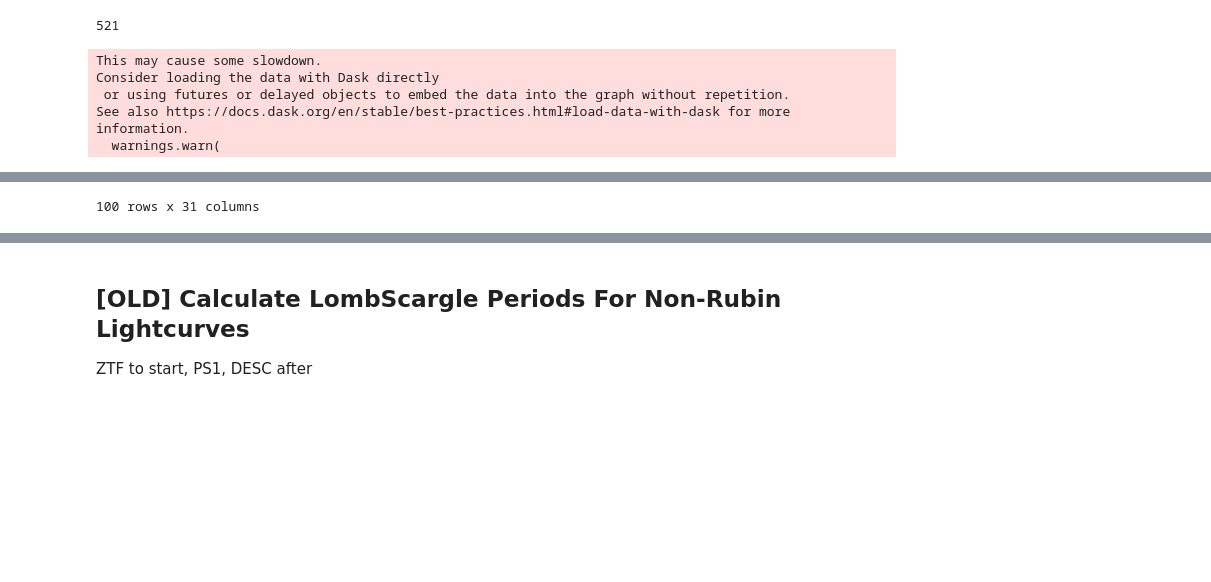
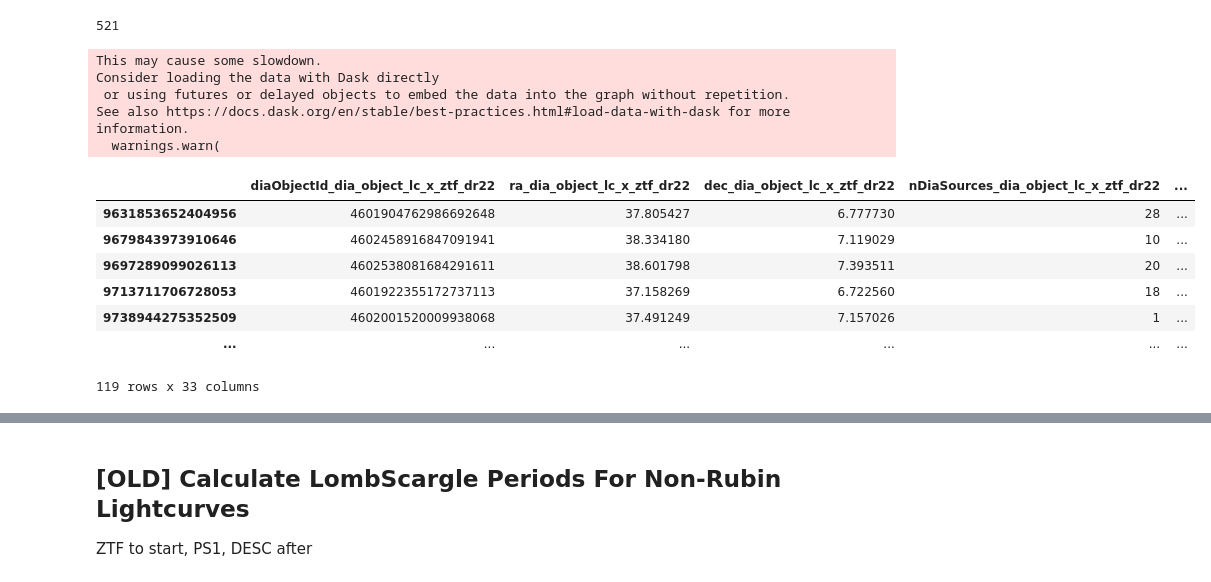
Before and after one commit to lsst-sitcom/linccf, a Jupyter notebook: internal/march_sprint/5.other_periodic_to_rubin/period_comparison.ipynb, the cells around one changed output, grey strips where cells are left out. Saved outputs shown, nothing was run; the diff lists cells and outputs as text; code cells hidden in the pictures; blank space fills up the shorter version.

```diff
--- a/internal/march_sprint/5.other_periodic_to_rubin/period_comparison.ipynb
+++ b/internal/march_sprint/5.other_periodic_to_rubin/period_comparison.ipynb
@@ -265,12 +266,40 @@ Consider loading the data with Dask directly
 See also https://docs.dask.org/en/stable/best-practices.html#load-data-with-dask for more information.
   warnings.warn(
 521
+# %%
+lc_ndd = lc_vsx._ddf.persist()
+# %% [output]
+This may cause some slowdown.
+Consider loading the data with Dask directly
+ or using futures or delayed objects to embed the data into the graph without repetition.
+See also https://docs.dask.org/en/stable/best-practices.html#load-data-with-dask for more information.
+  warnings.warn(
 # %%
-vsx_ndf = lc_vsx.compute().dropna(subset=["Period_vsx"]).query("nDiaSources_dia_object_lc_x_ztf_dr22>10")
+from nested_pandas.utils import count_nested
+vsx_ndf = lc_ndd.compute().dropna(subset=["Period_vsx"])
+
+# filter to r-band
+band_filter = False
+if band_filter:
+    vsx_ndf = vsx_ndf.query("diaObjectForcedSource_dia_object_lc_x_ztf_dr22.band=='r'").dropna(subset="diaObjectForcedSource_dia_object_lc_x_ztf_dr22")
+    vsx_ndf = vsx_ndf.query("ztf_lc_dia_object_lc_x_ztf_dr22.filterid_ztf==2").dropna(subset="ztf_lc_dia_object_lc_x_ztf_dr22")
+
+# filter by nobs counts
+nobs_filter=True
+nobs_thresh = 20
+if nobs_filter:
+    vsx_ndf = count_nested(vsx_ndf, "diaObjectForcedSource_dia_object_lc_x_ztf_dr22")
+    vsx_ndf = vsx_ndf.query(f"n_diaObjectForcedSource_dia_object_lc_x_ztf_dr22 >= {nobs_thresh}")
+
+    vsx_ndf = count_nested(vsx_ndf, "ztf_lc_dia_object_lc_x_ztf_dr22")
+    vsx_ndf = vsx_ndf.query(f"n_ztf_lc_dia_object_lc_x_ztf_dr22 >= {nobs_thresh}")
 vsx_ndf
 # %% [output]
+|  | diaObjectId_dia_object_lc_x_ztf_dr22 | ra_dia_object_lc_x_ztf_dr22 | dec_dia_object_lc_x_ztf_dr22 | nDiaSources_dia_object_lc_x_ztf_dr22 | ... |
+| 9631853652404956 | 4601904762986692648 | 37.805427 | 6.777730 | 28 | ... |
+| 9679843973910646 | 4602458916847091941 | 38.334180 | 7.119029 | 10 | ... |
+| 9697289099026113 | 4602538081684291611 | 38.601798 | 7.393511 | 20 | ... |
+| 9713711706728053 | 4601922355172737113 | 37.158269 | 6.722560 | 18 | ... |
+| 9738944275352509 | 4602001520009938068 | 37.491249 | 7.157026 | 1 | ... |
+| ... | ... | ... | ... | ... | ... |
-This may cause some slowdown.
-Consider loading the data with Dask directly
- or using futures or delayed objects to embed the data into the graph without repetition.
-See also https://docs.dask.org/en/stable/best-practices.html#load-data-with-dask for more information.
-  warnings.warn(
+119 rows x 33 columns
@@ -284,4 +306,3 @@ See also https://docs.dask.org/en/stable/best-practices.html#load-data-with-dask
-100 rows x 31 columns
 # %%
 # Calculate ZTF and Comcam periods, compare to Gaia DR3 "true" periods
 def compare_periodograms(true_period, cat1_time, cat1_flux, cat2_time, cat2_flux, label1="cat1", label2="cat2"):
```
Also changed, not shown: parts of 5 cells of this notebook.
